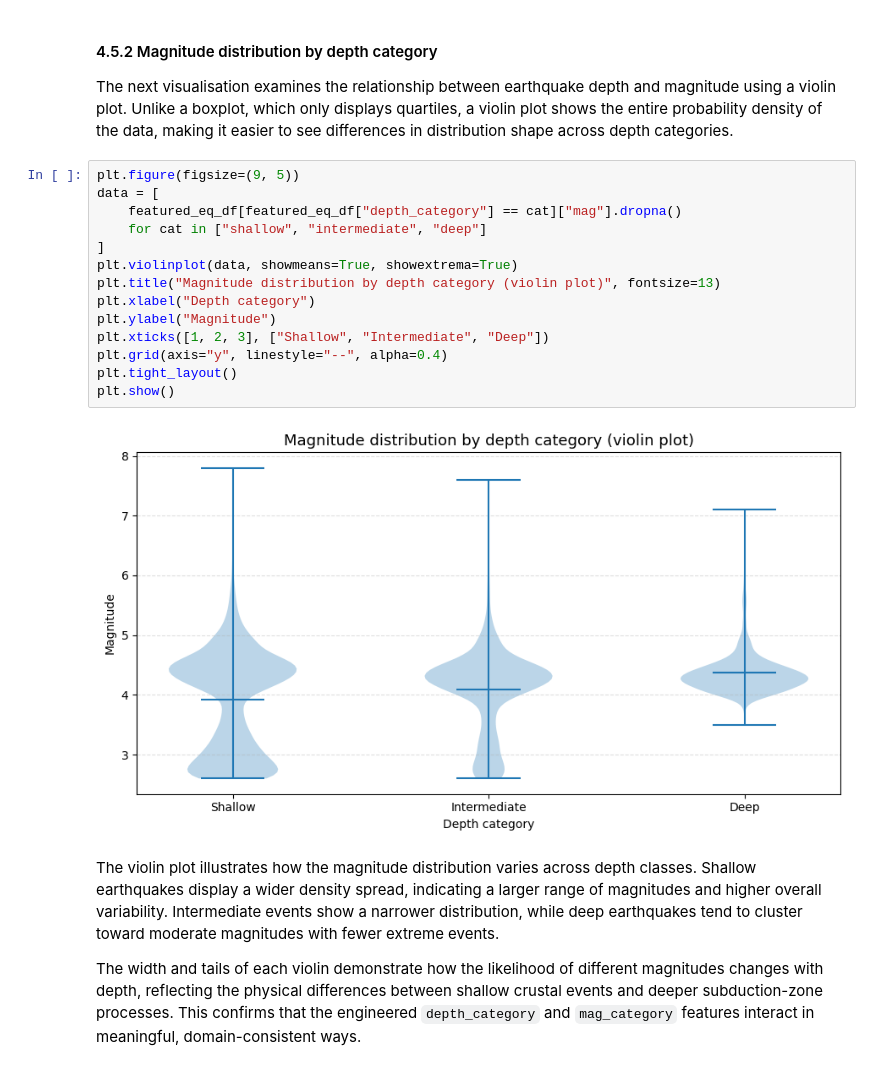
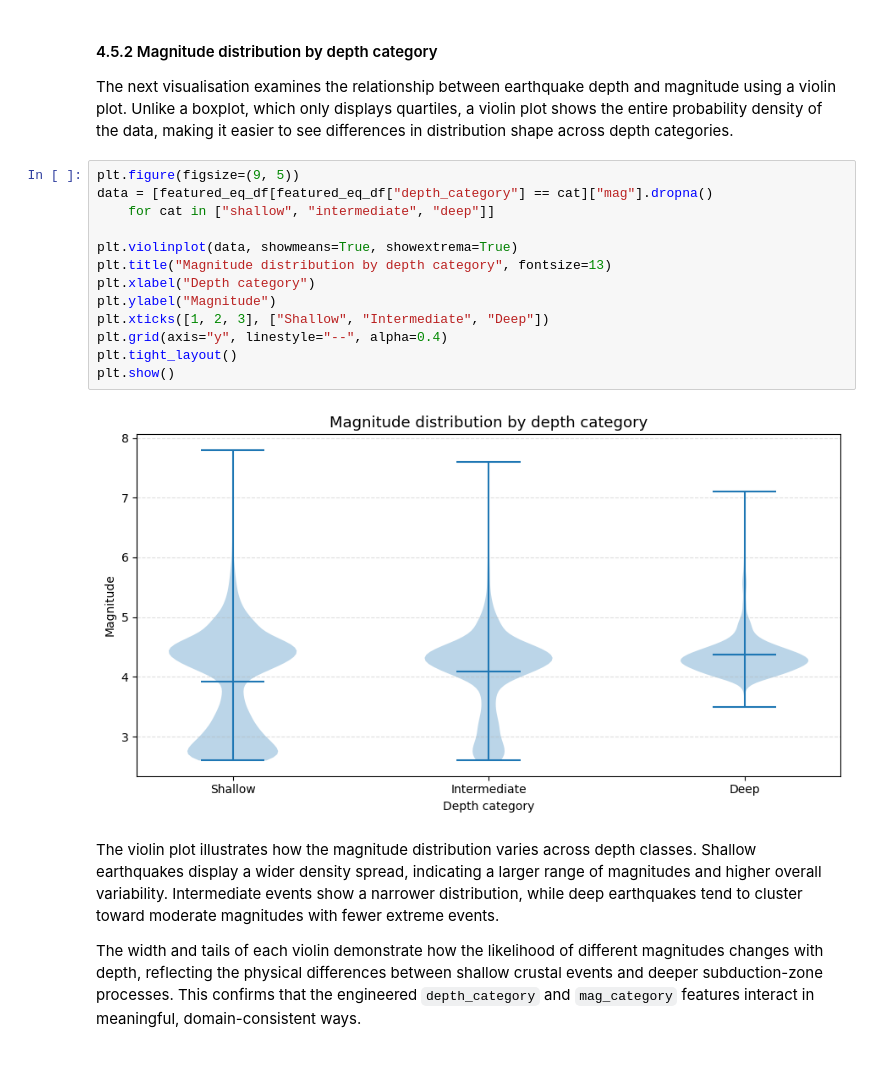
Before and after one commit to DanPenso/earthquake-data-analysis, a Jupyter notebook: earthquake_analysis.ipynb, the cells around one changed output. Saved outputs shown, nothing was run; the diff lists cells and outputs as text.

```diff
--- a/earthquake_analysis.ipynb
+++ b/earthquake_analysis.ipynb
@@ -952,20 +952,19 @@ a violin plot shows the entire probability density of the data, making it easier
 to see differences in distribution shape across depth categories.
 # %%
 plt.figure(figsize=(9, 5))
-data = [
-    featured_eq_df[featured_eq_df["depth_category"] == cat]["mag"].dropna()
-    for cat in ["shallow", "intermediate", "deep"]
-]
+data = [featured_eq_df[featured_eq_df["depth_category"] == cat]["mag"].dropna()
+    for cat in ["shallow", "intermediate", "deep"]]
+
 plt.violinplot(data, showmeans=True, showextrema=True)
-plt.title("Magnitude distribution by depth category (violin plot)", fontsize=13)
+plt.title("Magnitude distribution by depth category", fontsize=13)
 plt.xlabel("Depth category")
 plt.ylabel("Magnitude")
 plt.xticks([1, 2, 3], ["Shallow", "Intermediate", "Deep"])
 plt.grid(axis="y", linestyle="--", alpha=0.4)
 plt.tight_layout()
 plt.show()
 # %% [output]
-[figure, old version]
+[figure, new version]
 # %% [markdown]
 The violin plot illustrates how the magnitude distribution varies across depth
 classes. Shallow earthquakes display a wider density spread, indicating a larger
```
Also changed, not shown: parts of 15 cells of this notebook.
